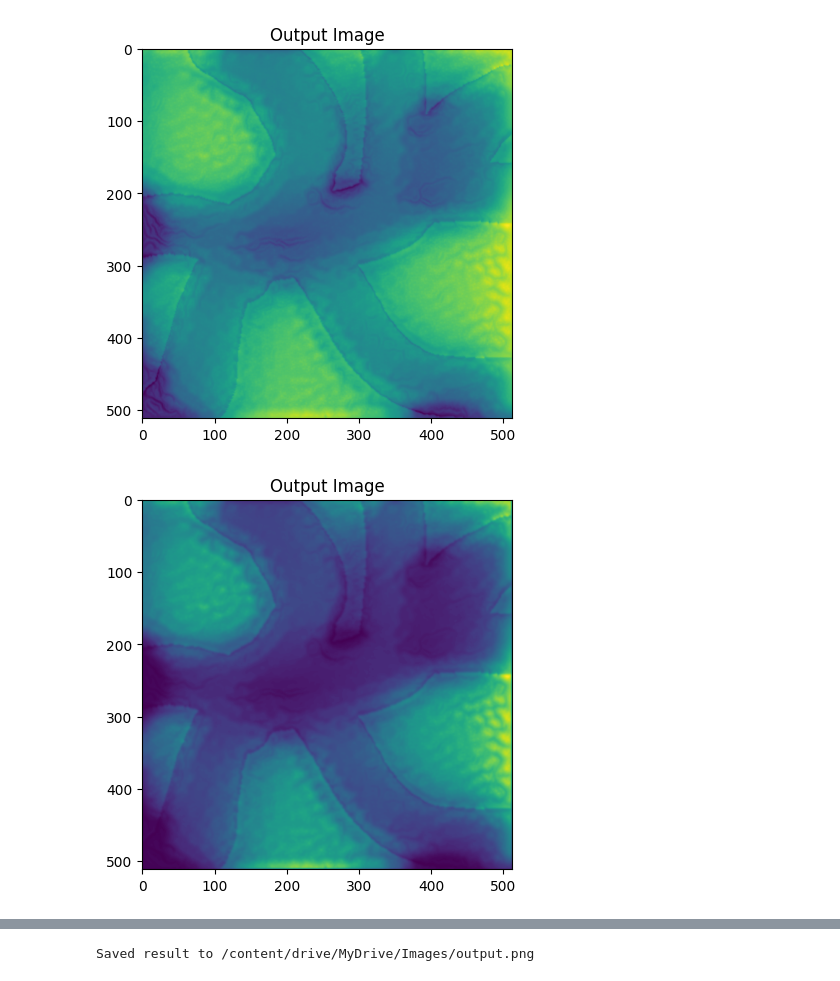
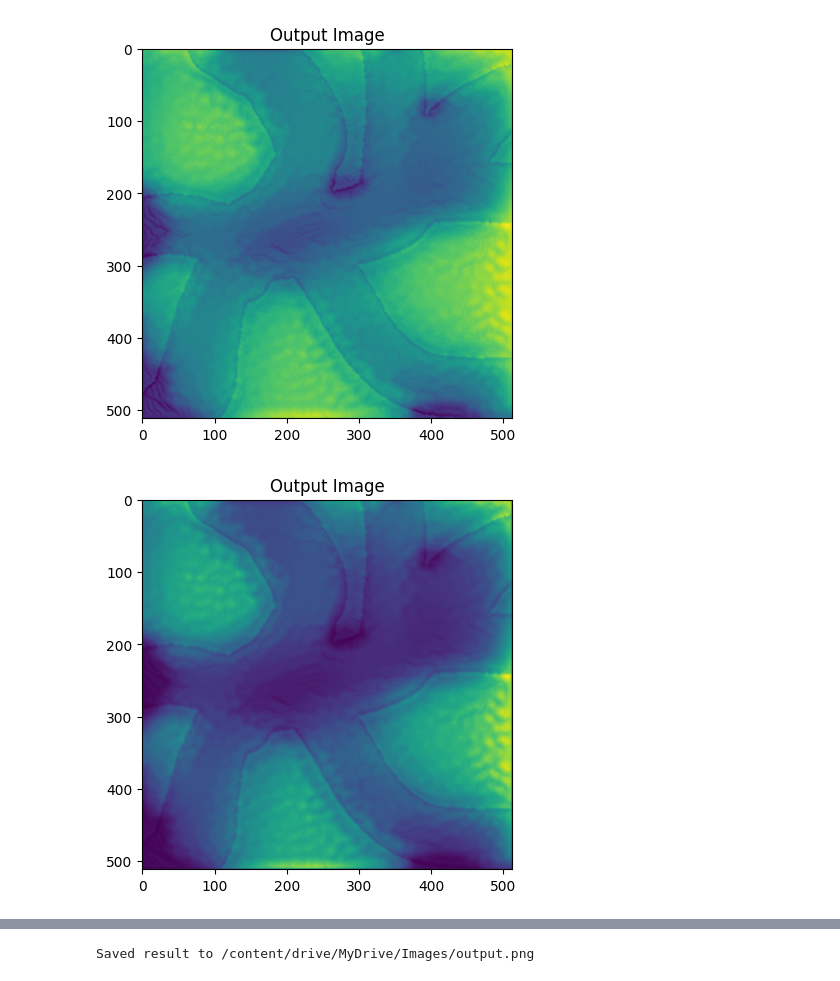
Before and after one commit to G-Chist/terrain-generation-research, a Jupyter notebook: src/py/NeuralStyleTransfer.ipynb, the cells around one changed output, grey strips where cells are left out. Cells and saved outputs as stored; diff of their text form; code cells hidden in the pictures.

Commit message:
even better scaling mechanics

```diff
--- a/src/py/NeuralStyleTransfer.ipynb
+++ b/src/py/NeuralStyleTransfer.ipynb
@@ -361,26 +356,25 @@ plt.show()
 # %%
 # Scale the "unpassable" part of the output (white mask)
 # Here, the input image itself is a mask because "passable" regions are 0, "unpassable" are 1
-
-SCALING_FACTOR = 0.5
 
 input_img = input_img.mean(dim=1, keepdim=True)  # forcibly turn to b&w
 
 BLUR_SIZE = 5
 sigma = 1.0
+SCALING_FACTOR = 1.8
 
-r0 = output * (torch.round(output*1000)/1000) * SCALING_FACTOR
+r0 = output ** SCALING_FACTOR
 
 result = gaussian_blur(r0, BLUR_SIZE, sigma)  # smoothen
 
 plt.figure()
 imshow(result, title='Output Image')
 
 # sphinx_gallery_thumbnail_number = 4
 plt.ioff()
 plt.show()
 # %% [output]
-[figure, old version]
+[figure, new version]
 # %%
 def tensor_to_array(img):
     if isinstance(img, torch.Tensor):
```
Also changed, not shown: parts of 4 cells of this notebook.
